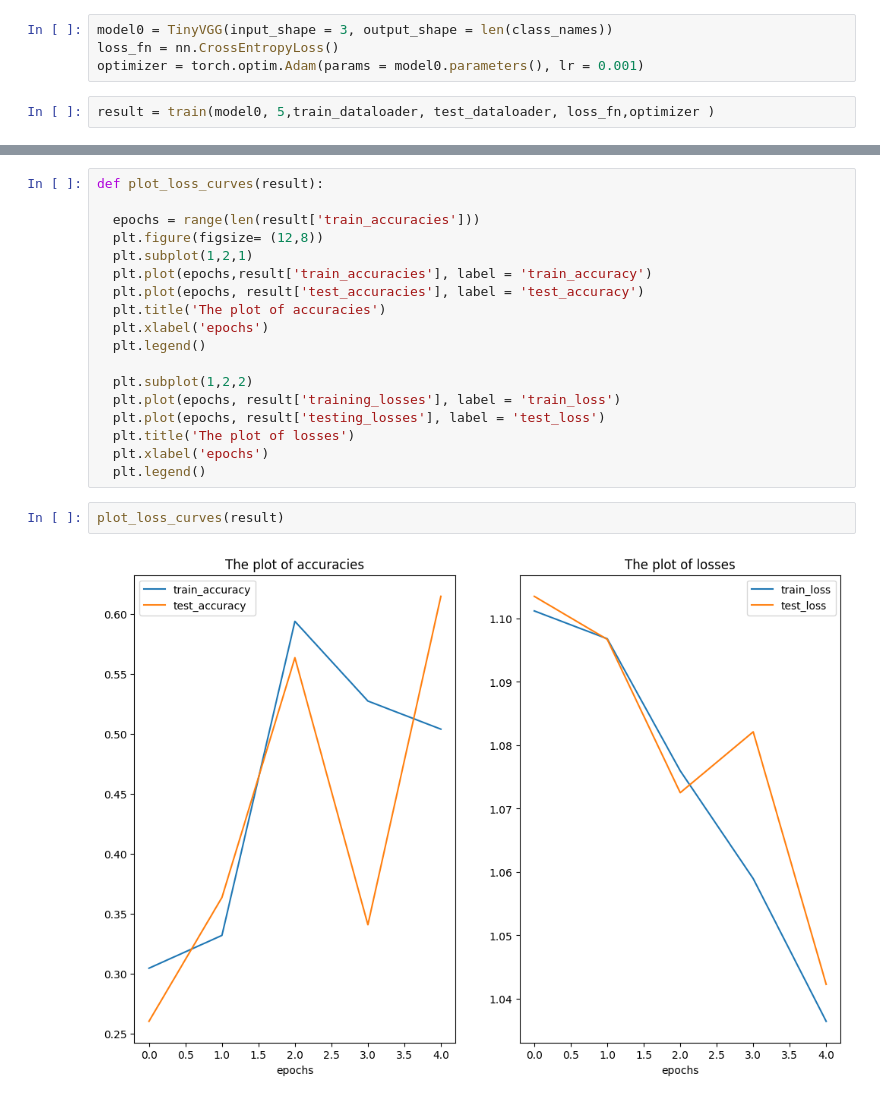
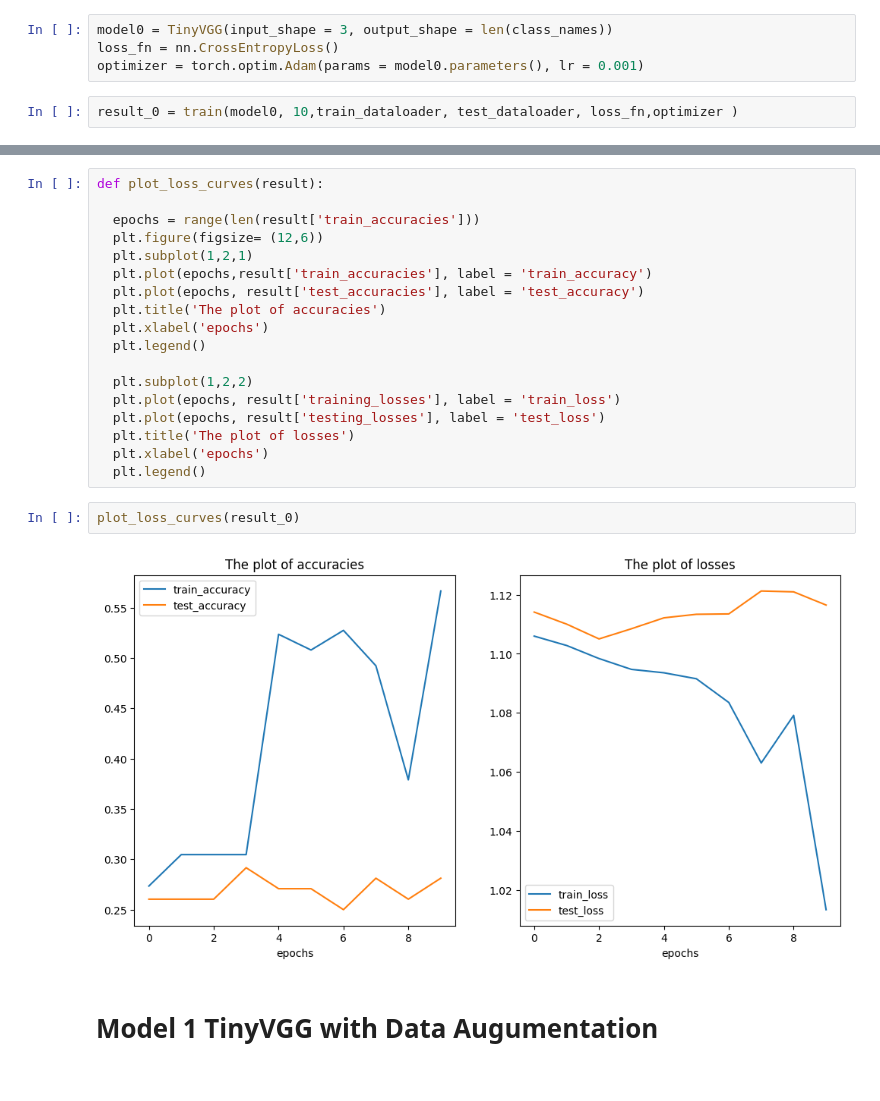
Before and after one commit to saivenkatreddy29/Pytorch-Learning, a Jupyter notebook: Custom_Datasets.ipynb, the cells around one changed output, grey strips where cells are left out. Saved outputs shown, nothing was run; the diff lists cells and outputs as text.

```diff
--- a/Custom_Datasets.ipynb
+++ b/Custom_Datasets.ipynb
@@ -691,5 +690,5 @@ model0 = TinyVGG(input_shape = 3, output_shape = len(class_names))
 loss_fn = nn.CrossEntropyLoss()
 optimizer = torch.optim.Adam(params = model0.parameters(), lr = 0.001)
 # %%
-result = train(model0, 5,train_dataloader, test_dataloader, loss_fn,optimizer )
+result_0 = train(model0, 10,train_dataloader, test_dataloader, loss_fn,optimizer )
 # %% [output]
@@ -721,7 +726,7 @@ result
 def plot_loss_curves(result):
 
   epochs = range(len(result['train_accuracies']))
-  plt.figure(figsize= (12,8))
+  plt.figure(figsize= (12,6))
   plt.subplot(1,2,1)
   plt.plot(epochs,result['train_accuracies'], label = 'train_accuracy')
   plt.plot(epochs, result['test_accuracies'], label = 'test_accuracy')
@@ -736,6 +741,8 @@ def plot_loss_curves(result):
   plt.xlabel('epochs')
   plt.legend()
 # %%
-plot_loss_curves(result)
+plot_loss_curves(result_0)
 # %% [output]
-[figure, old version]
+[figure, new version]
+# %% [markdown]
+# **Model 1 TinyVGG with Data Augumentation**
```
Also changed, not shown: parts of 45 cells of this notebook.
